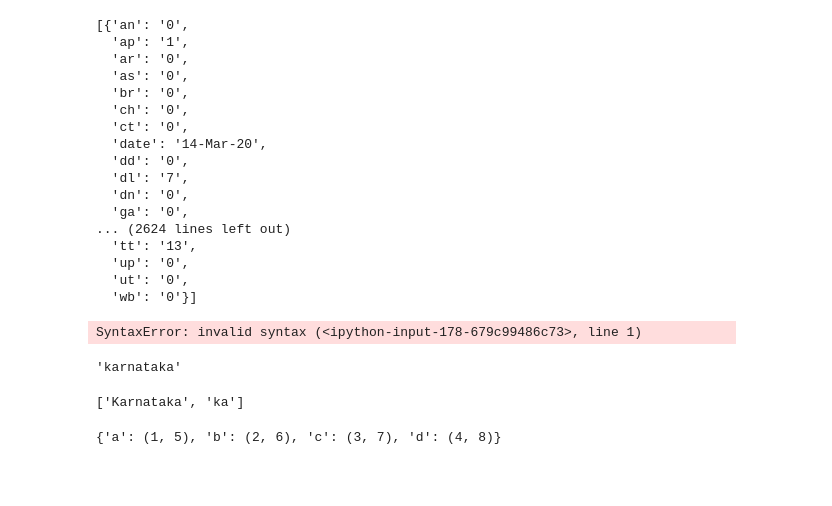
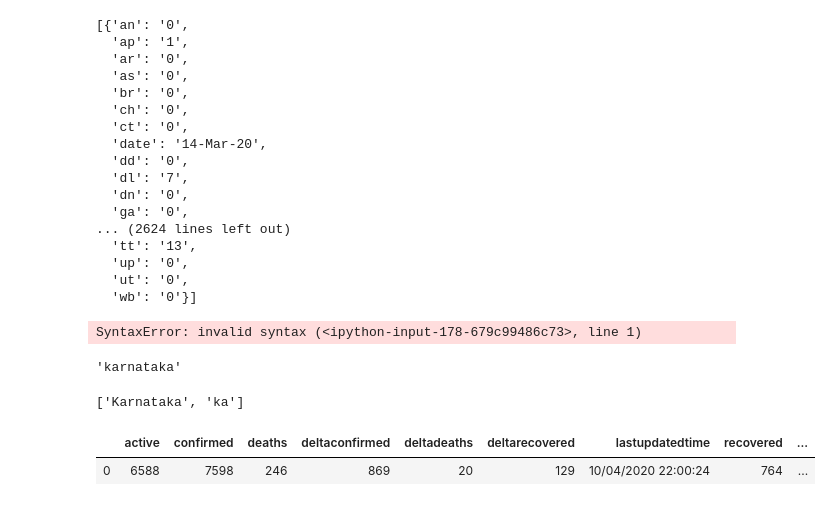
Before and after one commit to aashishbiradar/corona-live, a Jupyter notebook: pynote/Untitled2.ipynb, the cells around one changed output. Saved outputs shown, nothing was run; the diff lists cells and outputs as text; code cells hidden in the pictures; blank space fills up the shorter version.

```diff
--- a/pynote/Untitled2.ipynb
+++ b/pynote/Untitled2.ipynb
@@ -600,4 +593,0 @@ d = dict(zip(keys,lst))
-# %%
-d
-# %% [output]
-{'a': (1, 5), 'b': (2, 6), 'c': (3, 7), 'd': (4, 8)}
@@ -603,0 +596,12 @@ d
+# %%
+url = 'https://api.covid19india.org/data.json'
+country_json = requests.get(url).json()
+
+statewise_dataframe = pd.DataFrame(country_json['statewise'])
+
+present_data = statewise_dataframe[statewise_dataframe['state']=='Total']
+# %%
+present_data
+# %% [output]
+|  | active | confirmed | deaths | deltaconfirmed | deltadeaths | deltarecovered | lastupdatedtime | recovered | ... |
+| 0 | 6588 | 7598 | 246 | 869 | 20 | 129 | 10/04/2020 22:00:24 | 764 | ... |
```
Also changed, not shown: parts of 4 cells of this notebook, 2 other files.
